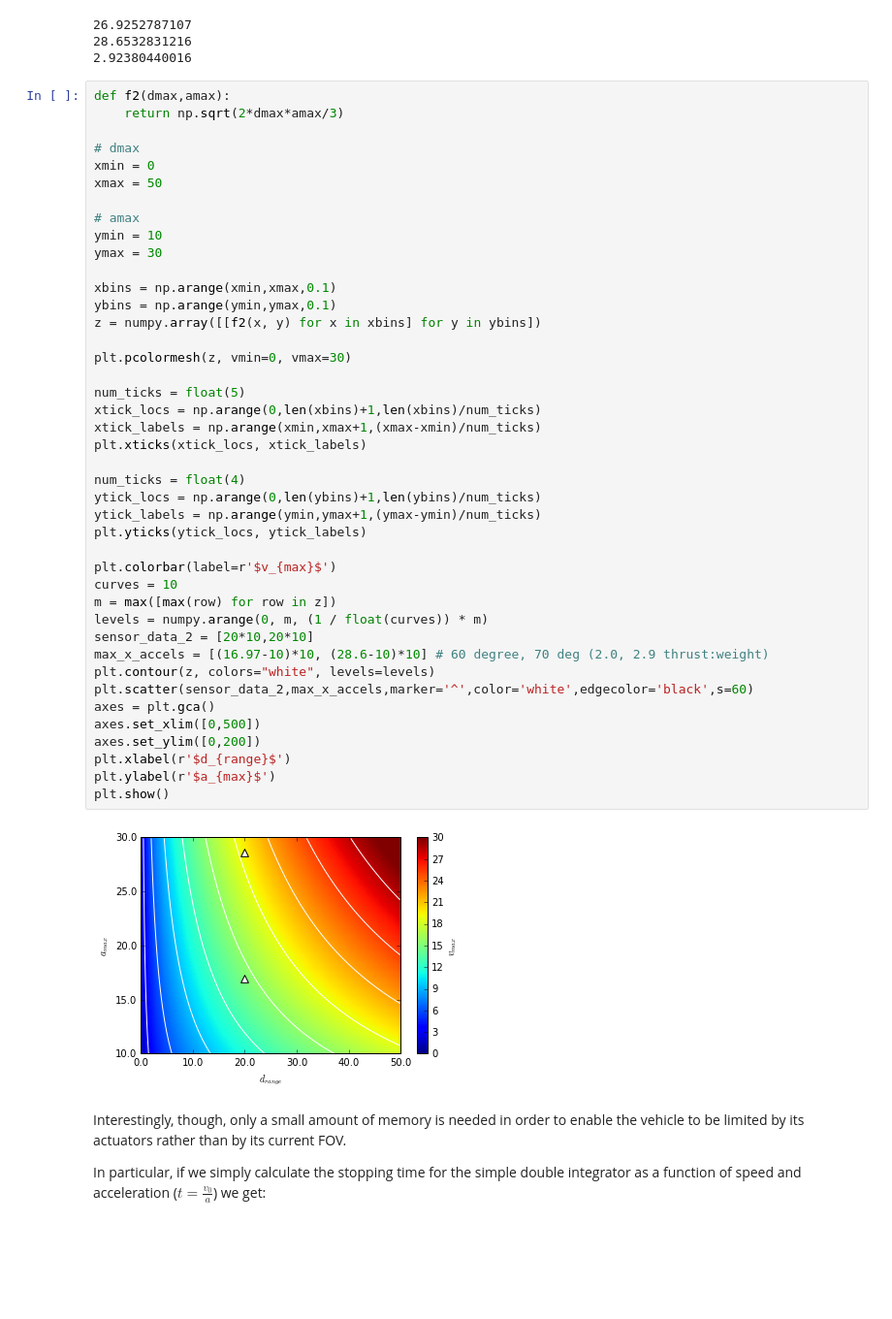
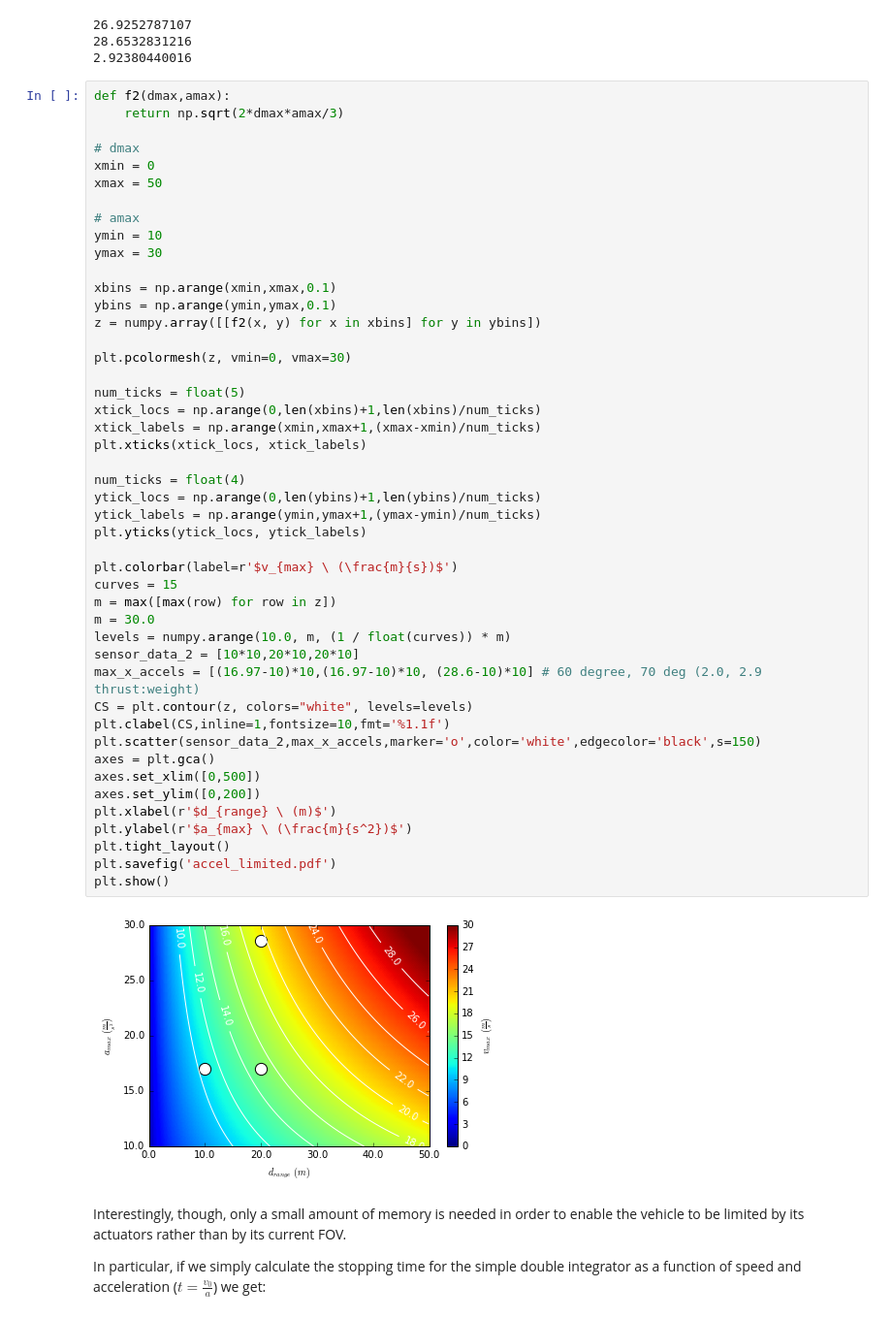
Before and after one commit to peteflorence/analysis-nanomap, a Jupyter notebook: Why memory.ipynb, the cells around one changed output. Shown: that part at 97% size. Saved outputs shown, nothing was run; the diff lists cells and outputs as text; blank space fills up the shorter version.

Commit message:
revised superposition plots

```diff
--- a/Why memory.ipynb
+++ b/Why memory.ipynb
@@ -78,43 +85,47 @@ def f2(dmax,amax):
 # dmax
 xmin = 0
 xmax = 50
 
 # amax
 ymin = 10
 ymax = 30
 
 xbins = np.arange(xmin,xmax,0.1)
 ybins = np.arange(ymin,ymax,0.1)
 z = numpy.array([[f2(x, y) for x in xbins] for y in ybins])
 
 plt.pcolormesh(z, vmin=0, vmax=30)
 
 num_ticks = float(5)
 xtick_locs = np.arange(0,len(xbins)+1,len(xbins)/num_ticks)
 xtick_labels = np.arange(xmin,xmax+1,(xmax-xmin)/num_ticks)
 plt.xticks(xtick_locs, xtick_labels)
 
 num_ticks = float(4)
 ytick_locs = np.arange(0,len(ybins)+1,len(ybins)/num_ticks)
 ytick_labels = np.arange(ymin,ymax+1,(ymax-ymin)/num_ticks)
 plt.yticks(ytick_locs, ytick_labels)
 
-plt.colorbar(label=r'$v_{max}$')
-curves = 10
+plt.colorbar(label=r'$v_{max} \ (\frac{m}{s})$')
+curves = 15
 m = max([max(row) for row in z])
-levels = numpy.arange(0, m, (1 / float(curves)) * m)
-sensor_data_2 = [20*10,20*10]
-max_x_accels = [(16.97-10)*10, (28.6-10)*10] # 60 degree, 70 deg (2.0, 2.9 thrust:weight)
-plt.contour(z, colors="white", levels=levels)
-plt.scatter(sensor_data_2,max_x_accels,marker='^',color='white',edgecolor='black',s=60)
+m = 30.0
+levels = numpy.arange(10.0, m, (1 / float(curves)) * m)
+sensor_data_2 = [10*10,20*10,20*10]
+max_x_accels = [(16.97-10)*10,(16.97-10)*10, (28.6-10)*10] # 60 degree, 70 deg (2.0, 2.9 thrust:weight)
+CS = plt.contour(z, colors="white", levels=levels)
+plt.clabel(CS,inline=1,fontsize=10,fmt='%1.1f')
+plt.scatter(sensor_data_2,max_x_accels,marker='o',color='white',edgecolor='black',s=150)
 axes = plt.gca()
 axes.set_xlim([0,500])
 axes.set_ylim([0,200])
-plt.xlabel(r'$d_{range}$')
-plt.ylabel(r'$a_{max}$')
+plt.xlabel(r'$d_{range} \ (m)$')
+plt.ylabel(r'$a_{max} \ (\frac{m}{s^2})$')
+plt.tight_layout()
+plt.savefig('accel_limited.pdf')
 plt.show()
 # %% [output]
-[figure, old version]
+[figure, new version]
 # %% [markdown]
 Interestingly, though, only a small amount of memory is needed in order to enable the vehicle to be limited by its actuators rather than by its current FOV.
 
```
Also changed, not shown: parts of 2 cells of this notebook.
